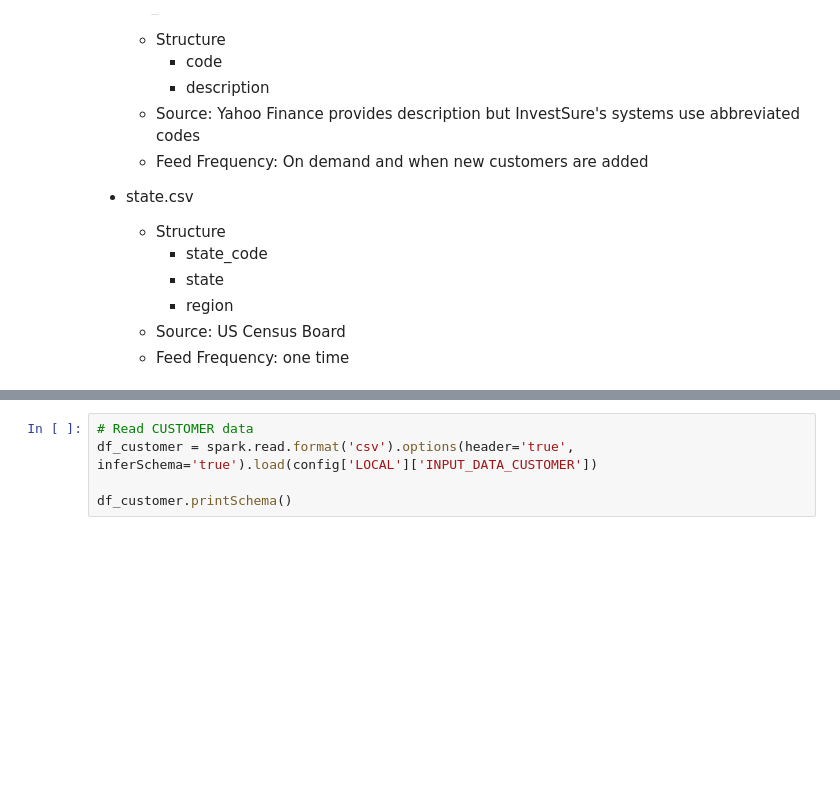
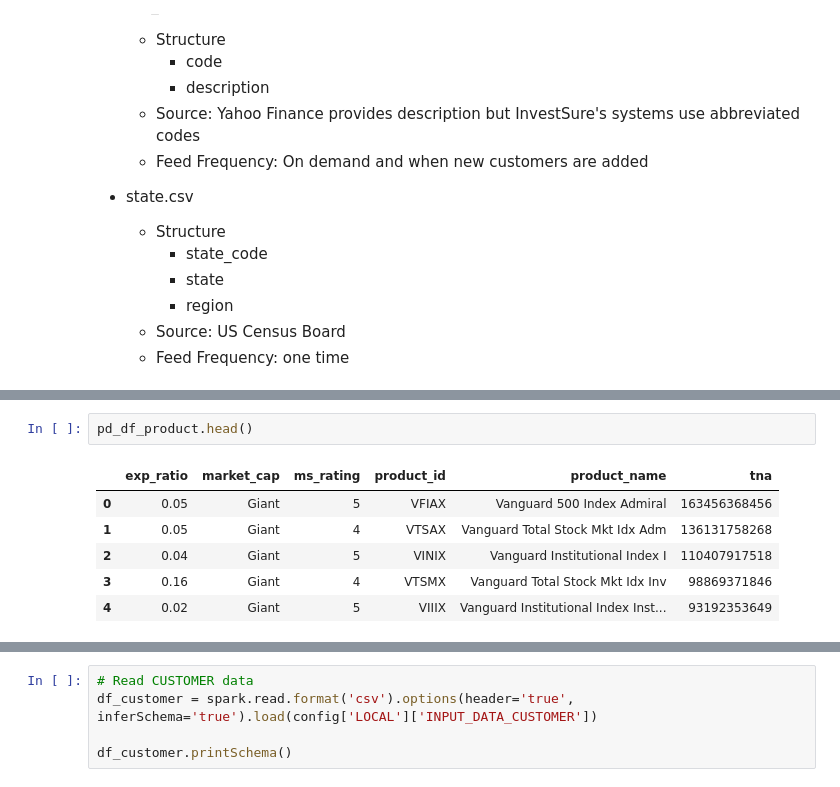
Before and after one commit to bthodla/bt_dend_capstone_project, a Jupyter notebook: Capstone Project Template.ipynb, the cells around one changed output, grey strips where cells are left out. Drawn from its saved outputs; the diff is of its cells as text; blank space fills up the shorter version.

```diff
--- a/Capstone Project Template.ipynb
+++ b/Capstone Project Template.ipynb
@@ -111,0 +141,9 @@ In this section, I will describe the data including its source.
+# %%
+pd_df_product.head()
+# %% [output]
+|  | exp_ratio | market_cap | ms_rating | product_id | product_name | tna |
+| 0 | 0.05 | Giant | 5 | VFIAX | Vanguard 500 Index Admiral | 163456368456 |
+| 1 | 0.05 | Giant | 4 | VTSAX | Vanguard Total Stock Mkt Idx Adm | 136131758268 |
+| 2 | 0.04 | Giant | 5 | VINIX | Vanguard Institutional Index I | 110407917518 |
+| 3 | 0.16 | Giant | 4 | VTSMX | Vanguard Total Stock Mkt Idx Inv | 98869371846 |
+| 4 | 0.02 | Giant | 5 | VIIIX | Vanguard Institutional Index Inst... | 93192353649 |
```
Also changed, not shown: parts of 30 cells of this notebook, 3 other files.
